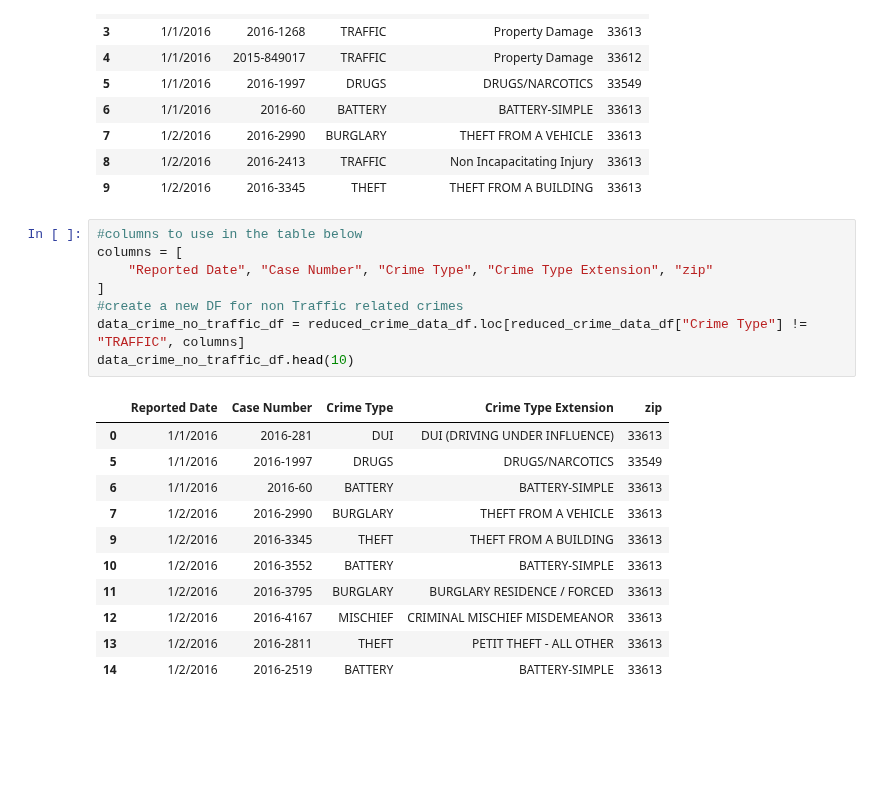
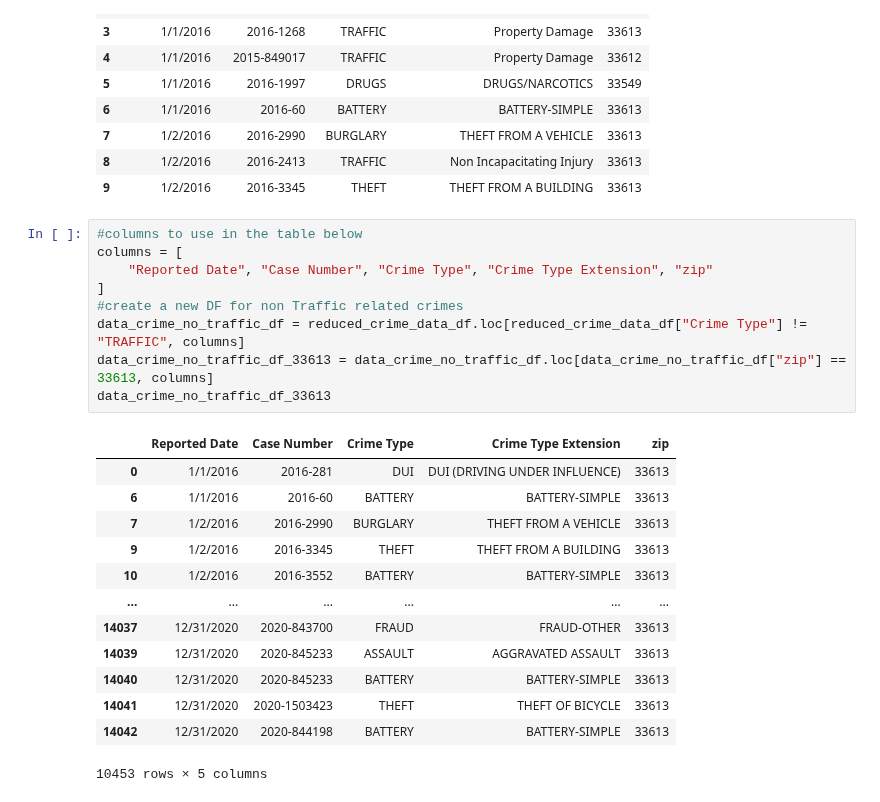
Before and after one commit to gregb23/Project1_Group4, a Jupyter notebook: SA/Codes/datacrimes33613-5y.ipynb, the cells around one changed output. Drawn from its saved outputs; the diff is of its cells as text; blank space fills up the shorter version.

```diff
--- a/SA/Codes/datacrimes33613-5y.ipynb
+++ b/SA/Codes/datacrimes33613-5y.ipynb
@@ -46,22 +46,25 @@ reduced_crime_data_df.head(10)
 # %%
 #columns to use in the table below
 columns = [
     "Reported Date", "Case Number", "Crime Type", "Crime Type Extension", "zip"
 ]
 #create a new DF for non Traffic related crimes
 data_crime_no_traffic_df = reduced_crime_data_df.loc[reduced_crime_data_df["Crime Type"] != "TRAFFIC", columns]
-data_crime_no_traffic_df.head(10)
+data_crime_no_traffic_df_33613 = data_crime_no_traffic_df.loc[data_crime_no_traffic_df["zip"] == 33613, columns]
+data_crime_no_traffic_df_33613
 # %% [output]
 |  | Reported Date | Case Number | Crime Type | Crime Type Extension | zip |
 | 0 | 1/1/2016 | 2016-281 | DUI | DUI (DRIVING UNDER INFLUENCE) | 33613 |
-| 5 | 1/1/2016 | 2016-1997 | DRUGS | DRUGS/NARCOTICS | 33549 |
 | 6 | 1/1/2016 | 2016-60 | BATTERY | BATTERY-SIMPLE | 33613 |
 | 7 | 1/2/2016 | 2016-2990 | BURGLARY | THEFT FROM A VEHICLE | 33613 |
 | 9 | 1/2/2016 | 2016-3345 | THEFT | THEFT FROM A BUILDING | 33613 |
 | 10 | 1/2/2016 | 2016-3552 | BATTERY | BATTERY-SIMPLE | 33613 |
-| 11 | 1/2/2016 | 2016-3795 | BURGLARY | BURGLARY RESIDENCE / FORCED | 33613 |
-| 12 | 1/2/2016 | 2016-4167 | MISCHIEF | CRIMINAL MISCHIEF MISDEMEANOR | 33613 |
-| 13 | 1/2/2016 | 2016-2811 | THEFT | PETIT THEFT - ALL OTHER | 33613 |
-| 14 | 1/2/2016 | 2016-2519 | BATTERY | BATTERY-SIMPLE | 33613 |
+| ... | ... | ... | ... | ... | ... |
+| 14037 | 12/31/2020 | 2020-843700 | FRAUD | FRAUD-OTHER | 33613 |
+| 14039 | 12/31/2020 | 2020-845233 | ASSAULT | AGGRAVATED ASSAULT | 33613 |
+| 14040 | 12/31/2020 | 2020-845233 | BATTERY | BATTERY-SIMPLE | 33613 |
+| 14041 | 12/31/2020 | 2020-1503423 | THEFT | THEFT OF BICYCLE | 33613 |
+| 14042 | 12/31/2020 | 2020-844198 | BATTERY | BATTERY-SIMPLE | 33613 |
+10453 rows × 5 columns
 # %%
 #count all non traffic related crimes
```
Also changed, not shown: parts of 4 cells of this notebook, 1 other file.
